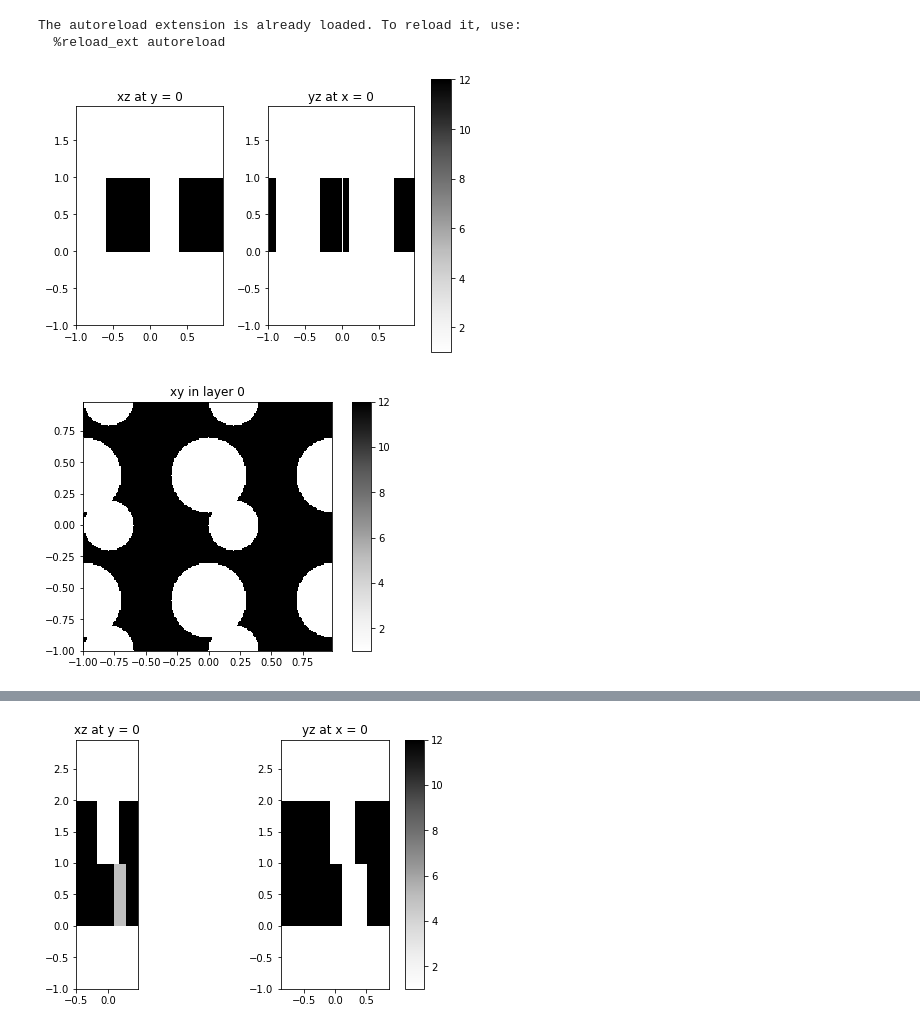
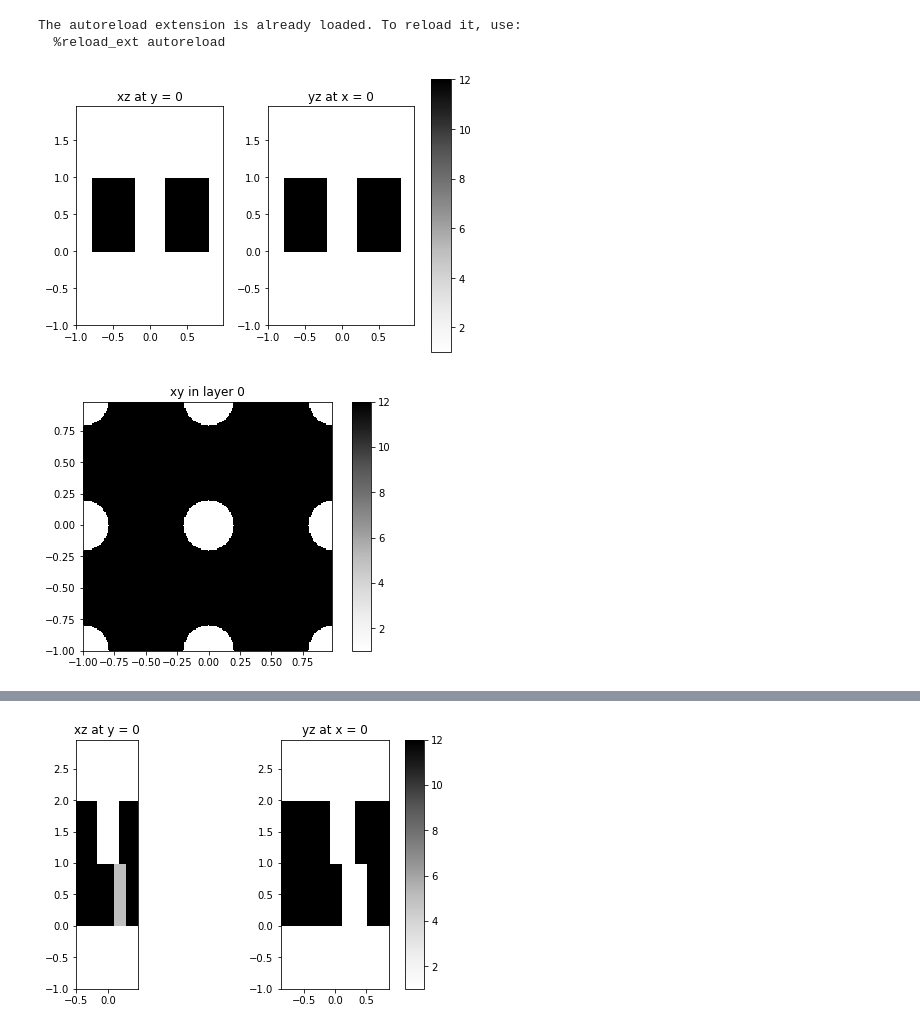
Before and after one commit to fancompute/legume, a Jupyter notebook: test_gme.ipynb, the cells around one changed output, grey strips where cells are left out. Saved outputs shown, nothing was run; the diff lists cells and outputs as text; code cells hidden in the pictures.

```diff
--- a/test_gme.ipynb
+++ b/test_gme.ipynb
@@ -13,16 +13,16 @@ The autoreload extension is already loaded. To reload it, use:
 # %%
 # Initialize a lattice
 lattice = Lattice('square')
 # Initialize a PhC (by default with eps = 1 in upper and lower cladding, we set upper one to 5)
 phc = PhotCryst(lattice)
 # Add a layer to the PhC with thickness 1 and background permittivity 10
 phc.add_layer(d=1, eps_b=12)
 # Add a shape to this layer
-phc.add_shape('circle', {'x': 0, 'y': 0.4, 'r': 0.3, 'eps': 1}, layer_ind=0)
-phc.add_shape('circle', {'x': 0.2, 'y': 0, 'r': 0.2, 'eps': 1}, layer_ind=0)
+# phc.add_shape('circle', {'x': 0, 'y': 0.4, 'r': 0.3, 'eps': 1}, layer_ind=0)
+phc.add_shape('circle', {'x': 0, 'y': 0, 'r': 0.2, 'eps': 1}, layer_ind=0)
 # Plot an overview picture
 phc.plot_overview()
 # %% [output]
-[figure, old version]
+[figure, new version]
-[figure, old version]
+[figure, new version]
 # %%
```
Also changed, not shown: parts of 8 cells of this notebook, 2 other files.
